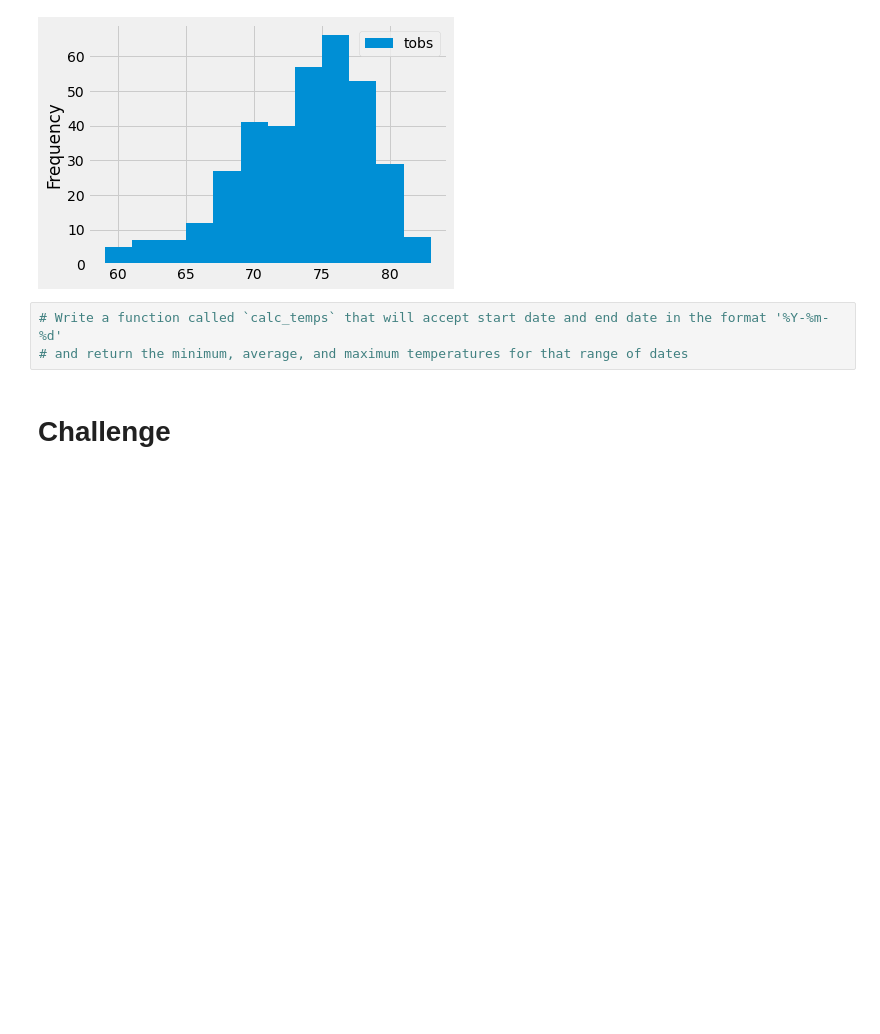
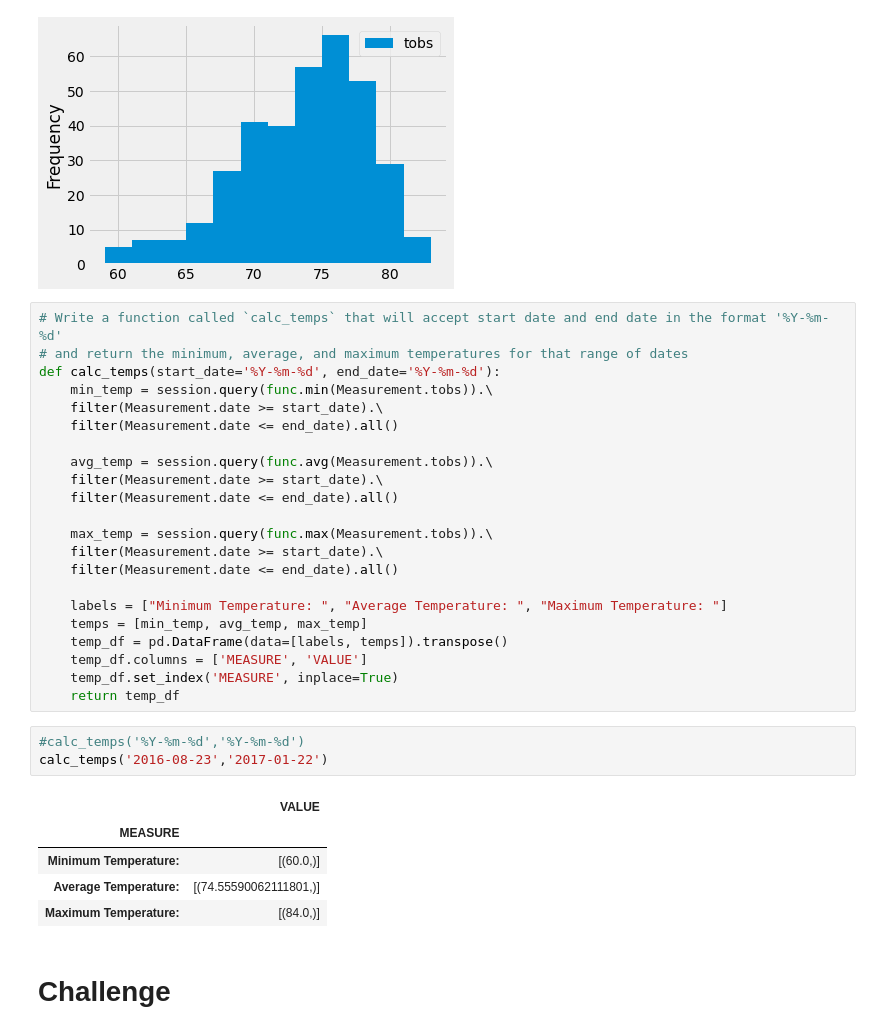
Before and after one commit to rgwyatt/surfs_up, a Jupyter notebook: climate_analysis.ipynb, the cells around one changed output. Saved outputs shown, nothing was run; the diff lists cells and outputs as text; blank space fills up the shorter version.

```diff
--- a/climate_analysis.ipynb
+++ b/climate_analysis.ipynb
@@ -112,8 +112,36 @@ second_df.plot.hist(bins=12)
 plt.tight_layout()
 # %% [output]
 [figure]
-# %%
-# Write a function called `calc_temps` that will accept start date and end date in the format '%Y-%m-%d'
-# and return the minimum, average, and maximum temperatures for that range of dates
+# %%
+# Write a function called `calc_temps` that will accept start date and end date in the format '%Y-%m-%d'
+# and return the minimum, average, and maximum temperatures for that range of dates
+def calc_temps(start_date='%Y-%m-%d', end_date='%Y-%m-%d'):
+    min_temp = session.query(func.min(Measurement.tobs)).\
+    filter(Measurement.date >= start_date).\
+    filter(Measurement.date <= end_date).all()
+
+    avg_temp = session.query(func.avg(Measurement.tobs)).\
+    filter(Measurement.date >= start_date).\
+    filter(Measurement.date <= end_date).all()
+
+    max_temp = session.query(func.max(Measurement.tobs)).\
+    filter(Measurement.date >= start_date).\
+    filter(Measurement.date <= end_date).all()
+
+    labels = ["Minimum Temperature: ", "Average Temperature: ", "Maximum Temperature: "]
+    temps = [min_temp, avg_temp, max_temp]
+    temp_df = pd.DataFrame(data=[labels, temps]).transpose()
+    temp_df.columns = ['MEASURE', 'VALUE']
+    temp_df.set_index('MEASURE', inplace=True)
+    return temp_df
+# %%
+#calc_temps('%Y-%m-%d','%Y-%m-%d')
+calc_temps('2016-08-23','2017-01-22')
+# %% [output]
+|  | VALUE |
+| MEASURE |  |
+| Minimum Temperature: | [(60.0,)] |
+| Average Temperature: | [(74.55590062111801,)] |
+| Maximum Temperature: | [(84.0,)] |
 # %% [markdown]
 # Challenge
```
